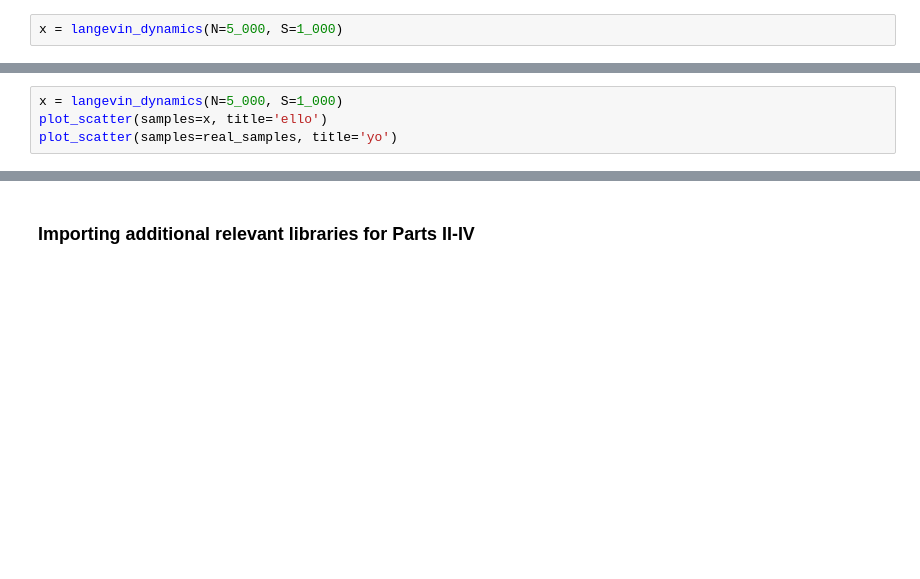
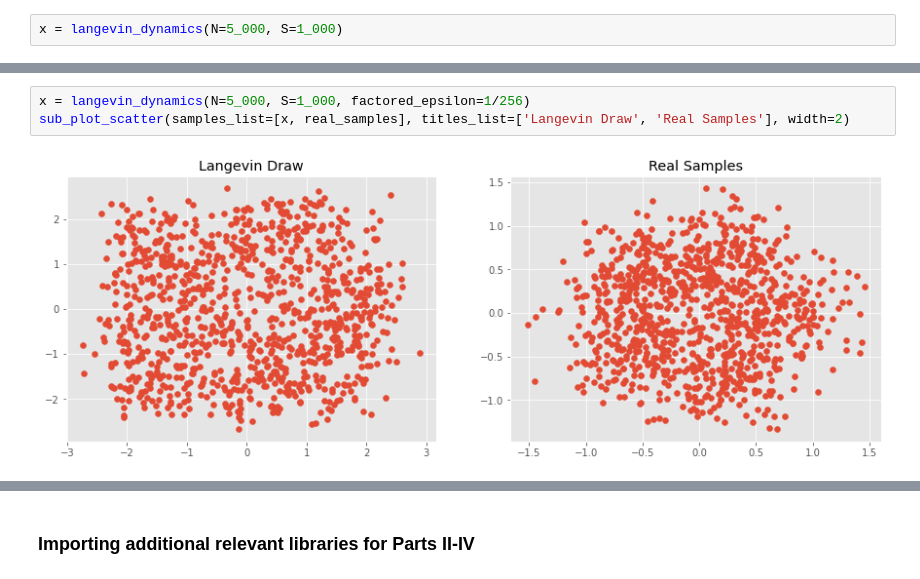
Before and after one commit to Hannibal96/Statistical-Methods-in-Image-Processing-EE-048954, a Jupyter notebook: HW2_Spring2022_Langevin_Dynamics_and_EBMs.ipynb, the cells around one changed output, grey strips where cells are left out. Saved outputs shown, nothing was run; the diff lists cells and outputs as text; blank space fills up the shorter version.

```diff
--- a/HW2_Spring2022_Langevin_Dynamics_and_EBMs.ipynb
+++ b/HW2_Spring2022_Langevin_Dynamics_and_EBMs.ipynb
@@ -144,6 +144,7 @@ plot_scatter(samples=real_samples, title='yo')
 # %% [markdown]
 <img src="https://img.icons8.com/offices/80/000000/making-notes.png" style="height:30px;display:inline\">**<span style="color:red">Task 4</span>**. Repeat Tasks 2 and 3, this time with $\sqrt{2\varepsilon}=\left\{\frac{1}{256}, \frac{200}{256}\right\}$. Compare the results to Task 3, and explain the effect of $\varepsilon$ on the resulting samples. Tip: To have a clear visual examination of the phenomenon, plot the path a sampled point goes through throughout the dynamics for different values of $\varepsilon$.
-# %%
-x = langevin_dynamics(N=5_000, S=1_000)
-plot_scatter(samples=x, title='ello')
-plot_scatter(samples=real_samples, title='yo')
+# %%
+x = langevin_dynamics(N=5_000, S=1_000, factored_epsilon=1/256)
+sub_plot_scatter(samples_list=[x, real_samples], titles_list=['Langevin Draw', 'Real Samples'], width=2)
+# %% [output]
+[figure, added]
```
Also changed, not shown: parts of 24 cells of this notebook.
